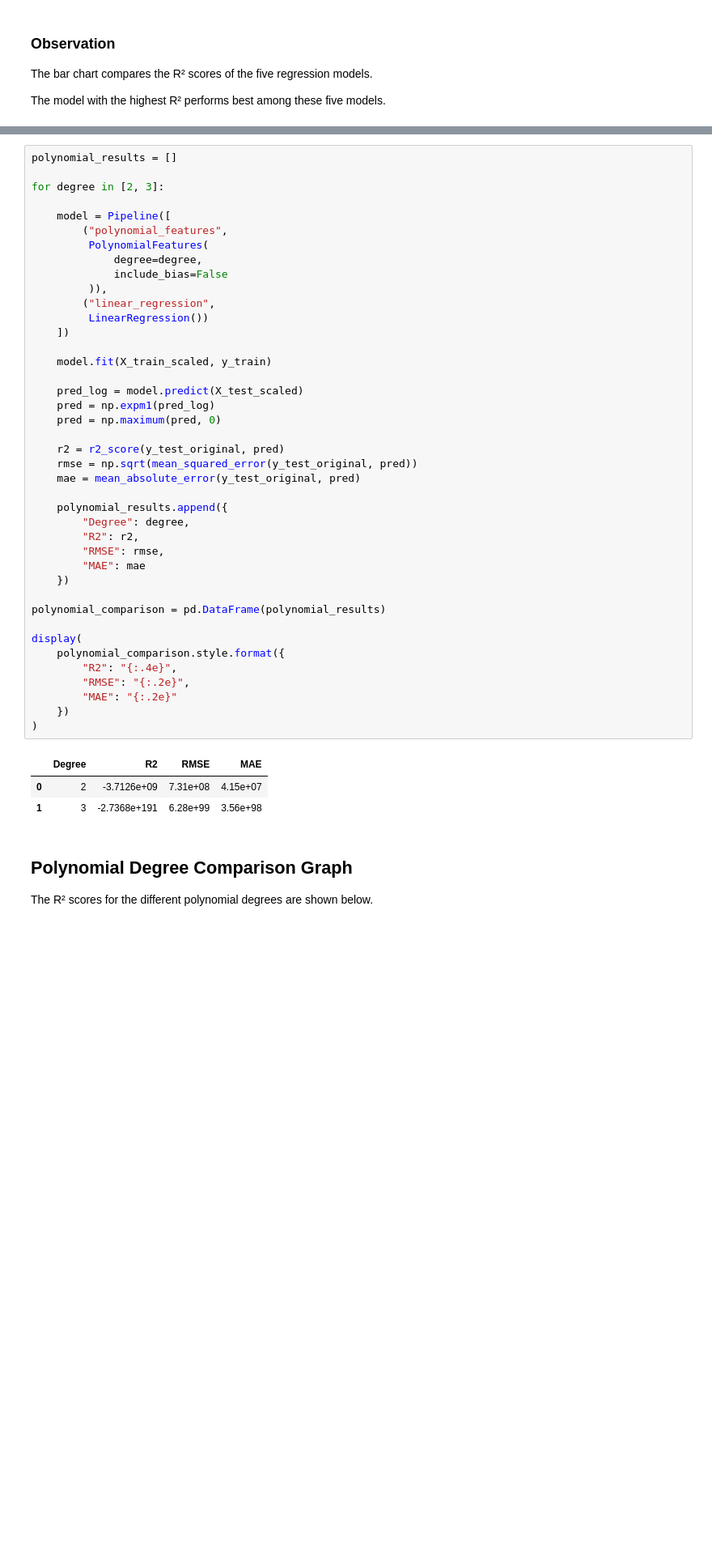
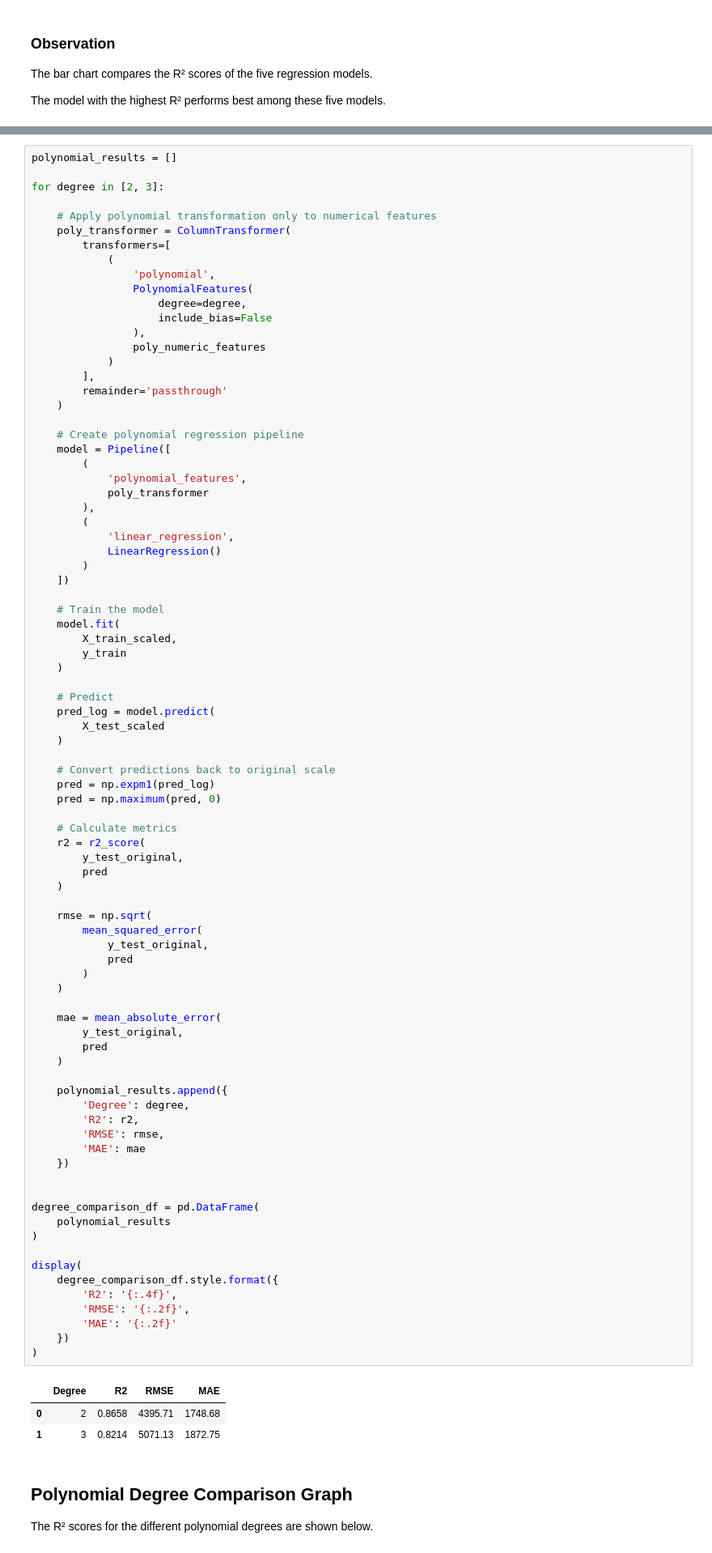
Before and after one commit to MR7star/ML-Capstone-Project, a Jupyter notebook: notebooks/regression.ipynb, the cells around one changed output, grey strips where cells are left out. Shown at 81% size. Saved outputs shown, nothing was run; the diff lists cells and outputs as text; blank space fills up the shorter version.

```diff
--- a/notebooks/regression.ipynb
+++ b/notebooks/regression.ipynb
@@ -1383,48 +1389,91 @@ Here, degree 2 and degree 3 are compared to see which degree gives better perfor
 # %%
 polynomial_results = []
 
 for degree in [2, 3]:
 
+    # Apply polynomial transformation only to numerical features
+    poly_transformer = ColumnTransformer(
+        transformers=[
+            (
+                'polynomial',
+                PolynomialFeatures(
+                    degree=degree,
+                    include_bias=False
+                ),
+                poly_numeric_features
+            )
+        ],
+        remainder='passthrough'
+    )
+
+    # Create polynomial regression pipeline
     model = Pipeline([
-        ("polynomial_features",
-         PolynomialFeatures(
-             degree=degree,
-             include_bias=False
-         )),
-        ("linear_regression",
-         LinearRegression())
+        (
+            'polynomial_features',
+            poly_transformer
+        ),
+        (
+            'linear_regression',
+            LinearRegression()
+        )
     ])
 
-    model.fit(X_train_scaled, y_train)
+    # Train the model
+    model.fit(
+        X_train_scaled,
+        y_train
+    )
 
-    pred_log = model.predict(X_test_scaled)
+    # Predict
+    pred_log = model.predict(
+        X_test_scaled
+    )
+
+    # Convert predictions back to original scale
     pred = np.expm1(pred_log)
     pred = np.maximum(pred, 0)
 
-    r2 = r2_score(y_test_original, pred)
-    rmse = np.sqrt(mean_squared_error(y_test_original, pred))
-    mae = mean_absolute_error(y_test_original, pred)
+    # Calculate metrics
+    r2 = r2_score(
+        y_test_original,
+        pred
+    )
+
+    rmse = np.sqrt(
+        mean_squared_error(
+            y_test_original,
+            pred
+        )
+    )
+
+    mae = mean_absolute_error(
+        y_test_original,
+        pred
+    )
 
     polynomial_results.append({
-        "Degree": degree,
-        "R2": r2,
-        "RMSE": rmse,
-        "MAE": mae
+        'Degree': degree,
+        'R2': r2,
+        'RMSE': rmse,
+        'MAE': mae
     })
 
-polynomial_comparison = pd.DataFrame(polynomial_results)
+
+degree_comparison_df = pd.DataFrame(
+    polynomial_results
+)
 
 display(
-    polynomial_comparison.style.format({
-        "R2": "{:.4e}",
-        "RMSE": "{:.2e}",
-        "MAE": "{:.2e}"
+    degree_comparison_df.style.format({
+        'R2': '{:.4f}',
+        'RMSE': '{:.2f}',
+        'MAE': '{:.2f}'
     })
 )
 # %% [output]
 |  | Degree | R2 | RMSE | MAE |
-| 0 | 2 | -3.7126e+09 | 7.31e+08 | 4.15e+07 |
-| 1 | 3 | -2.7368e+191 | 6.28e+99 | 3.56e+98 |
+| 0 | 2 | 0.8658 | 4395.71 | 1748.68 |
+| 1 | 3 | 0.8214 | 5071.13 | 1872.75 |
 # %% [markdown]
 ## Polynomial Degree Comparison Graph
 
```
Also changed, not shown: parts of 10 cells of this notebook, 1 other file.
